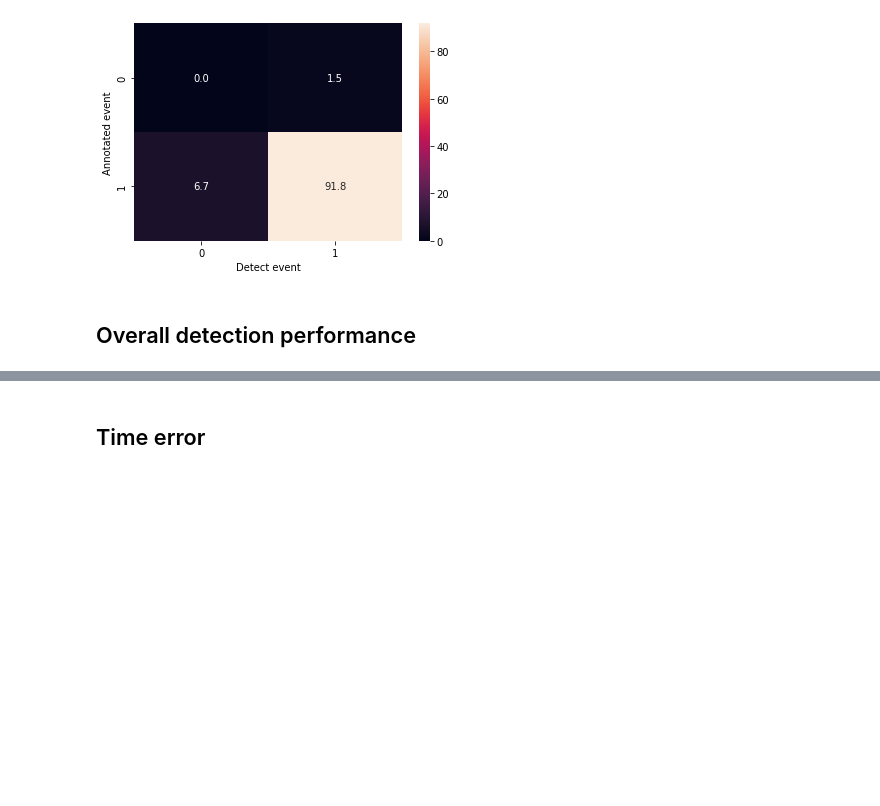
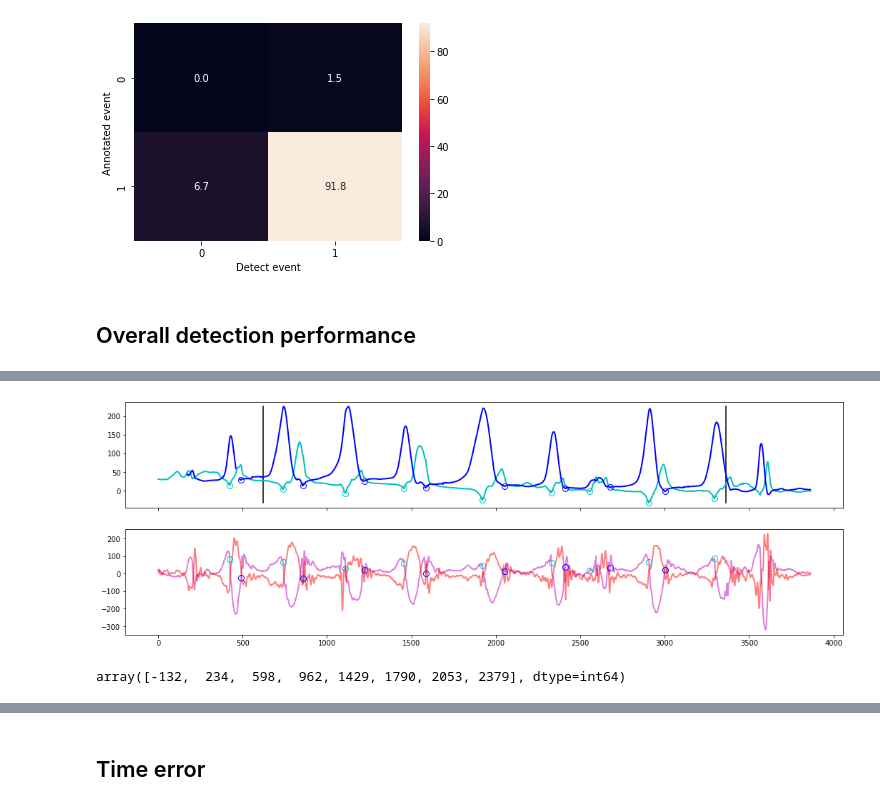
Before and after one commit to rmndrs89/my-gait-events-tcn, a Jupyter notebook: results.ipynb, the cells around one changed output, grey strips where cells are left out. Drawn from its saved outputs; the diff is of its cells as text; code cells hidden in the pictures; blank space fills up the shorter version.

```diff
--- a/results.ipynb
+++ b/results.ipynb
@@ -143,0 +129,33 @@ NameError: name 'df' is not defined
+# %%
+sub_id = "sub-pp044"
+task_label = "task-walkSlow"
+
+df_omc = pd.read_csv(os.path.join("Z:\\Keep Control\\Data\\lab dataset\\rawdata", sub_id, "motion", sub_id+"_"+task_label+"_tracksys-omc_motion.tsv"), sep='\t', header=0)
+df_events = pd.read_csv(os.path.join("Z:\\Keep Control\\Data\\lab dataset\\rawdata", sub_id, "motion", sub_id+"_"+task_label+"_events.tsv"), sep='\t', header=0)
+df_imu = pd.read_csv(os.path.join("Z:\\Keep Control\\Data\\lab dataset\\rawdata", sub_id, "motion", sub_id+"_"+task_label+"_tracksys-imu_motion.tsv"), sep='\t', header=0)
+# %%
+ix_start = df_events[df_events["event_type"]=="start"]["onset"].values[0]
+ix_end = df_events[df_events["event_type"]=="stop"]["onset"].values[0]
+
+ix_IC = df_events[df_events["event_type"]=="initial_contact_left"]["onset"].values
+ix_FC = df_events[df_events["event_type"]=="final_contact_left"]["onset"].values
+
+fig, axs = plt.subplots(2, 1, figsize=(18, 6), sharex=True)
+axs[0].plot([ix_start, ix_start], [df_omc[["l_toe_POS_z", "l_heel_POS_z"]].min().min(), df_omc[["l_toe_POS_z", "l_heel_POS_z"]].max().max()], 'k-')
+axs[0].plot([ix_end, ix_end], [df_omc[["l_toe_POS_z", "l_heel_POS_z"]].min().min(), df_omc[["l_toe_POS_z", "l_heel_POS_z"]].max().max()], 'k-')
+axs[0].plot(df_omc["l_toe_POS_z"].iloc[:], ls="-", c="c", lw=2)
+axs[0].plot(ix_FC, df_omc["l_toe_POS_z"].iloc[ix_FC], ls="none", marker="o", mfc="none", mec="c", ms=8, lw=2)
+axs[0].plot(df_omc["l_heel_POS_z"].iloc[:], ls="-", c="b", lw=2)
+axs[0].plot(ix_IC, df_omc["l_heel_POS_z"].iloc[ix_IC], ls="none", marker="o", mfc="none", mec="b", ms=8, lw=2)
+# axs[0].plot(df_omc["l_sk1_POS_z"].iloc[:], ls="--", c="b", lw=2)
+axs[1].plot(df_imu["left_ankle_ANGVEL_z"].iloc[:], ls="-", c="m", alpha=0.5, lw=2)
+axs[1].plot(df_imu["left_shank_ANGVEL_y"].iloc[:], ls="-", c="r", alpha=0.5, lw=2)
+axs[1].plot(ix_FC, df_imu["left_ankle_ANGVEL_z"].iloc[ix_FC], ls="none", marker="o", mfc="none", mec="c", ms=8, lw=2)
+axs[1].plot(ix_IC, df_imu["left_ankle_ANGVEL_z"].iloc[ix_IC], ls="none", marker="o", mfc="none", mec="b", ms=8, lw=2)
+plt.show()
+# %% [output]
+[figure, added]
+# %%
+ix_IC - ix_start
+# %% [output]
+array([-132,  234,  598,  962, 1429, 1790, 2053, 2379], dtype=int64)
```
Also changed, not shown: parts of 25 cells of this notebook, 2 other files.
